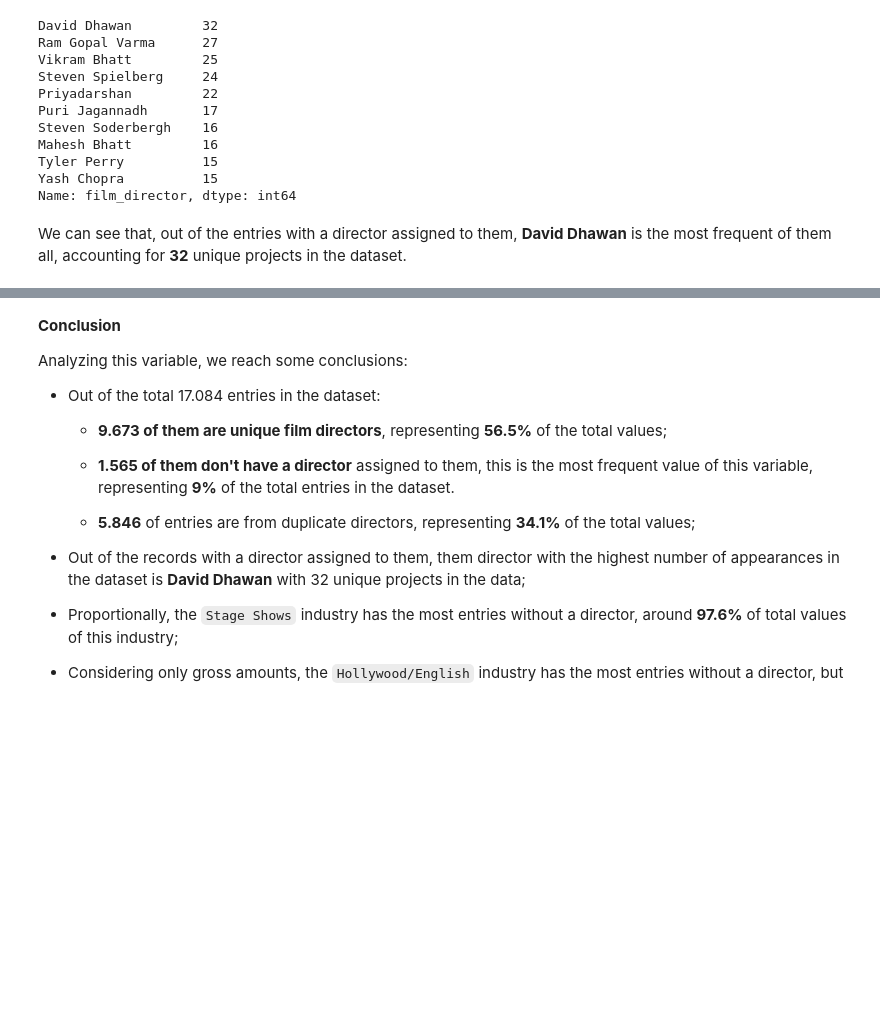
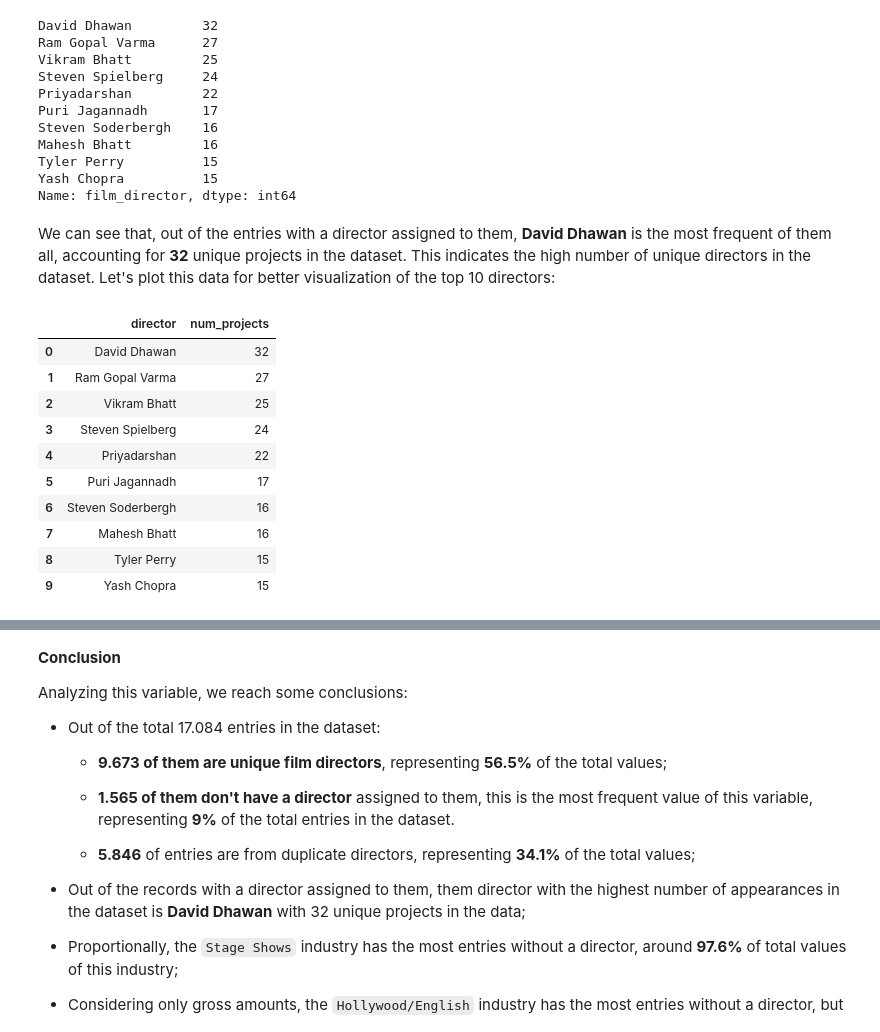
Before and after one commit to JoSEPHDev2022/EDA_Pirated_Movies, a Jupyter notebook: project/2_univariate_analysis.ipynb, the cells around one changed output, grey strips where cells are left out. Drawn from its saved outputs; the diff is of its cells as text; code cells hidden in the pictures; blank space fills up the shorter version.

```diff
--- a/project/2_univariate_analysis.ipynb
+++ b/project/2_univariate_analysis.ipynb
@@ -396,4 +398,22 @@ Tyler Perry          15
 Yash Chopra          15
 Name: film_director, dtype: int64
 # %% [markdown]
-We can see that, out of the entries with a director assigned to them, **David Dhawan** is the most frequent of them all, accounting for **32** unique projects in the dataset.
+We can see that, out of the entries with a director assigned to them, **David Dhawan** is the most frequent of them all, accounting for **32** unique projects in the dataset. This indicates the high number of unique directors in the dataset. Let's plot this data for better visualization of the top 10 directors:
+# %%
+# Creating a new dataframe with the director counts:
+director_count = pd.DataFrame({'director':director_projects.index,
+                               'num_projects': director_projects.values})
+
+director_count
+# %% [output]
+|  | director | num_projects |
+| 0 | David Dhawan | 32 |
+| 1 | Ram Gopal Varma | 27 |
+| 2 | Vikram Bhatt | 25 |
+| 3 | Steven Spielberg | 24 |
+| 4 | Priyadarshan | 22 |
+| 5 | Puri Jagannadh | 17 |
+| 6 | Steven Soderbergh | 16 |
+| 7 | Mahesh Bhatt | 16 |
+| 8 | Tyler Perry | 15 |
+| 9 | Yash Chopra | 15 |
```
Also changed, not shown: parts of 12 cells of this notebook.
